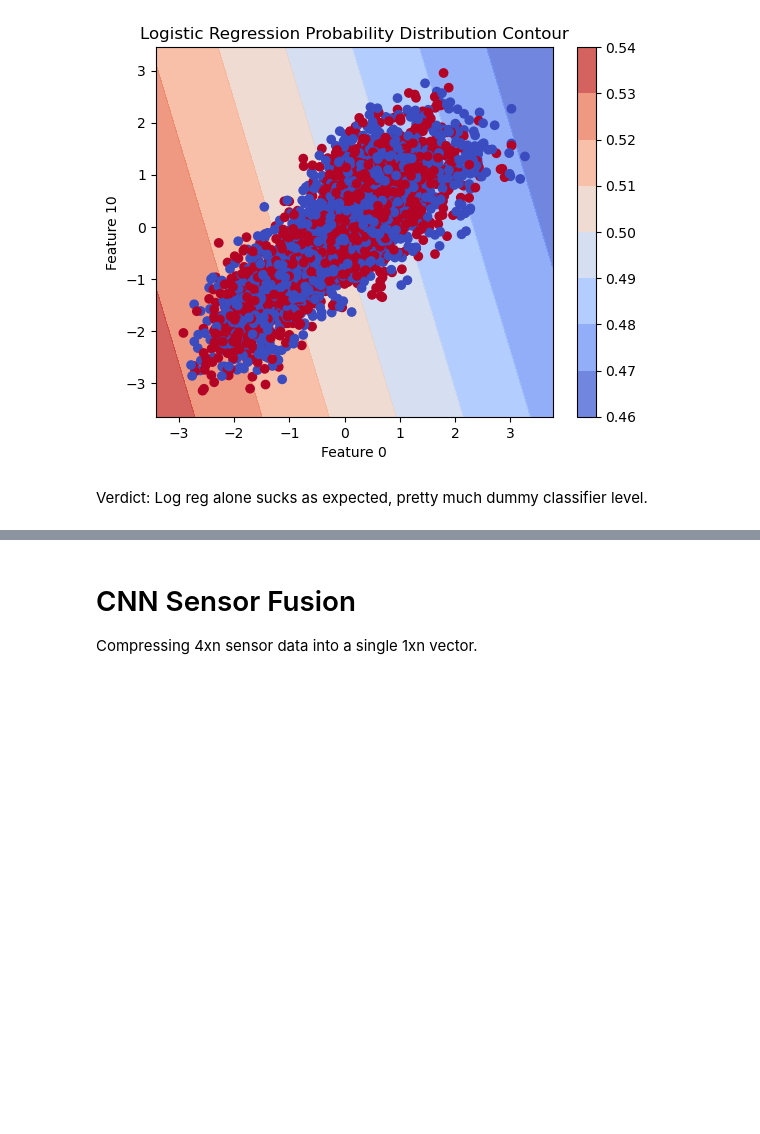
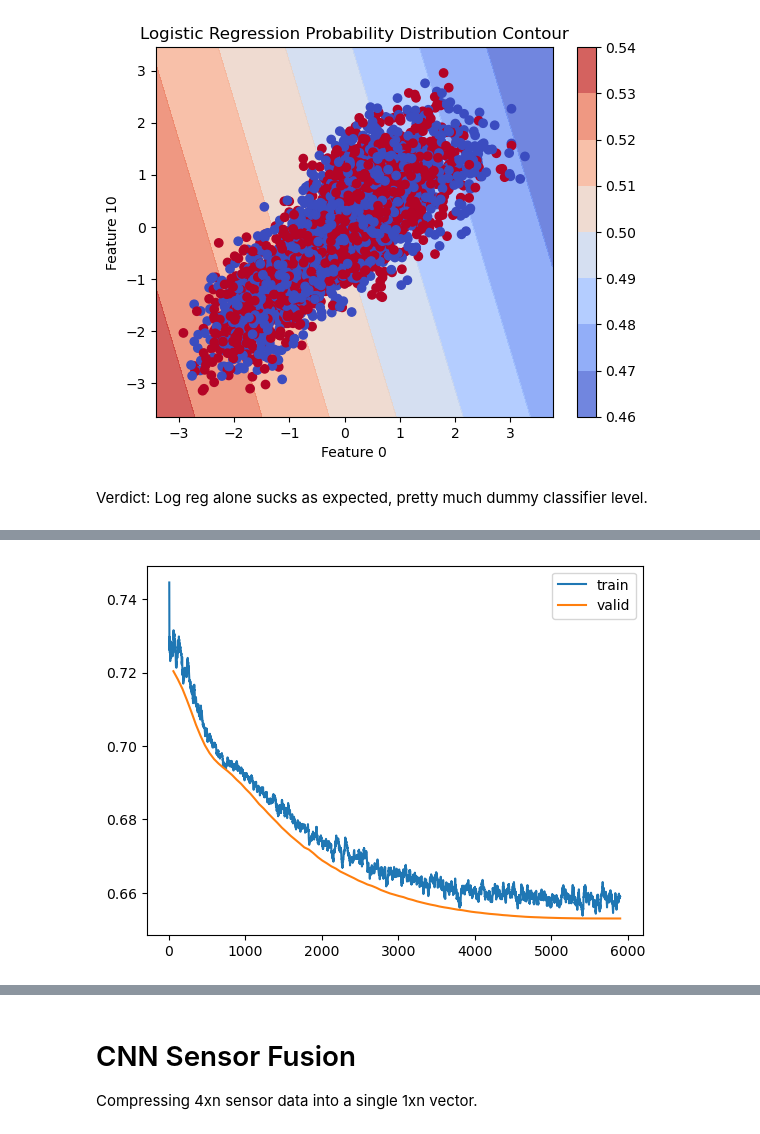
Before and after one commit to anmutechsupport/Energy-Efficient-Decoding-of-EEG-Motor-Imagery-using-Spiking-Legendre-Memory-Units, a Jupyter notebook: ml/training-bci2000.ipynb, the cells around one changed output, grey strips where cells are left out. Cells and saved outputs as stored; diff of their text form; code cells hidden in the pictures; blank space fills up the shorter version.

```diff
--- a/ml/training-bci2000.ipynb
+++ b/ml/training-bci2000.ipynb
@@ -327,0 +415,4 @@ Basic linear layer followed by a sigmoid
+# %%
+
+# Train the model
+learn.fit_one_cycle(100)
@@ -327,0 +437,4 @@ Basic linear layer followed by a sigmoid
+# %%
+learn.recorder.plot_loss()
+# %% [output]
+[figure, added]
```
Also changed, not shown: parts of 23 cells of this notebook.
